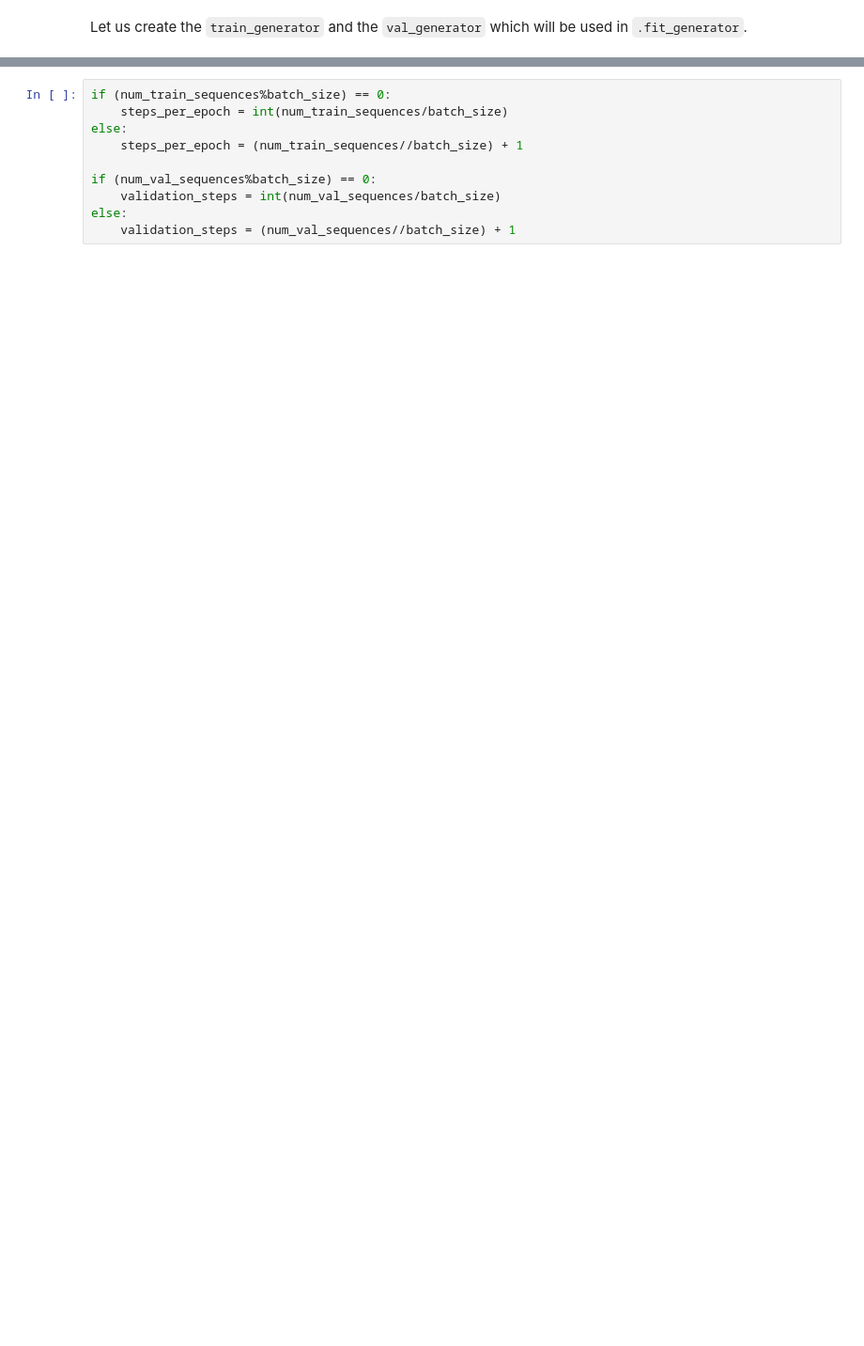
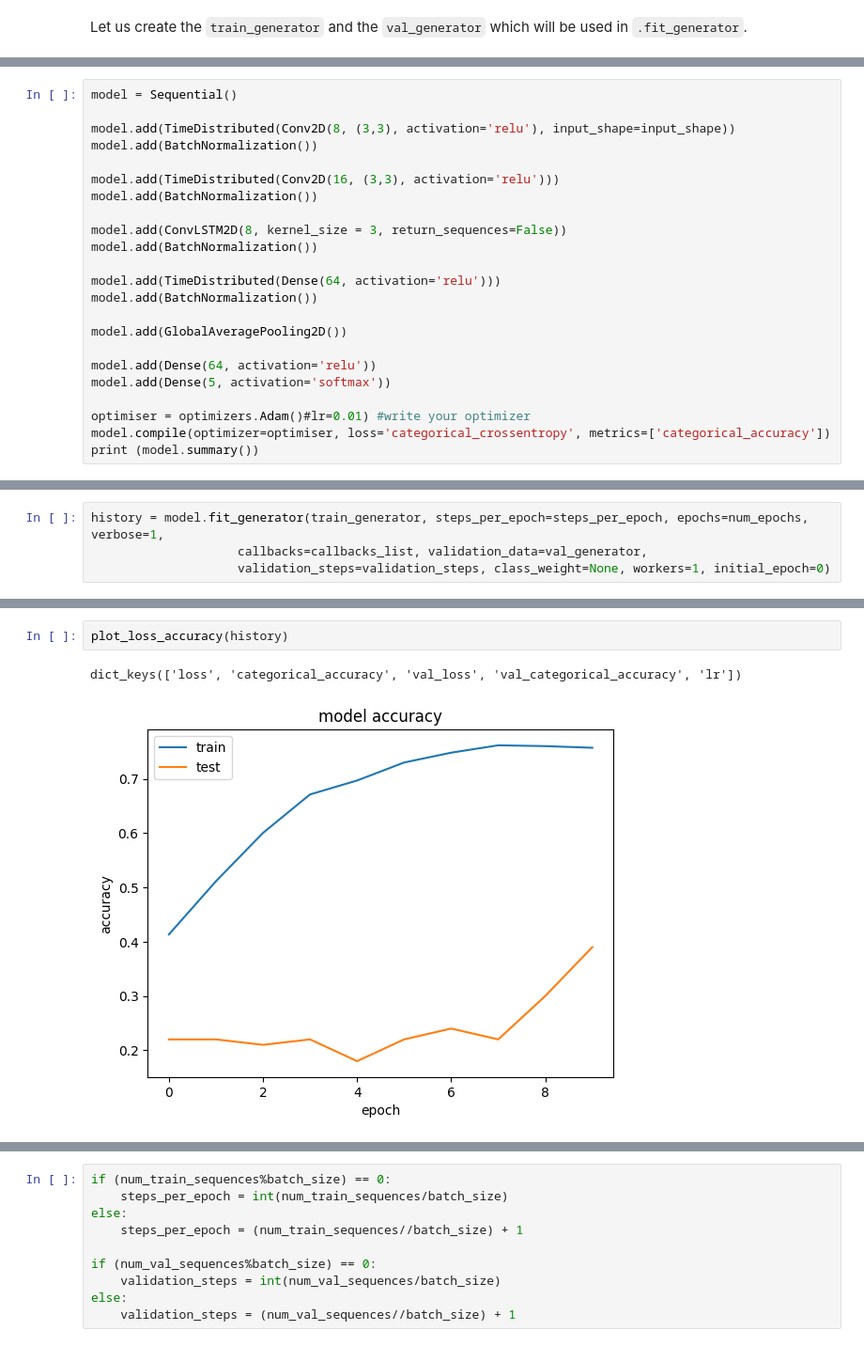
Before and after one commit to upGradAIML/Gesture-Recognition, a Jupyter notebook: Neural_Nets_Project_Starter_Code.ipynb, the cells around one changed output, grey strips where cells are left out. Shown at 94% size. Cells and saved outputs as stored; diff of their text form; blank space fills up the shorter version.

```diff
--- a/Neural_Nets_Project_Starter_Code.ipynb
+++ b/Neural_Nets_Project_Starter_Code.ipynb
@@ -224,0 +499,23 @@ The `steps_per_epoch` and `validation_steps` are used by `fit_generator` to deci
+# %%
+model = Sequential()
+
+model.add(TimeDistributed(Conv2D(8, (3,3), activation='relu'), input_shape=input_shape))
+model.add(BatchNormalization())
+
+model.add(TimeDistributed(Conv2D(16, (3,3), activation='relu')))
+model.add(BatchNormalization())
+
+model.add(ConvLSTM2D(8, kernel_size = 3, return_sequences=False))
+model.add(BatchNormalization())
+
+model.add(TimeDistributed(Dense(64, activation='relu')))
+model.add(BatchNormalization())
+
+model.add(GlobalAveragePooling2D())
+
+model.add(Dense(64, activation='relu'))
+model.add(Dense(5, activation='softmax'))
+
+optimiser = optimizers.Adam()#lr=0.01) #write your optimizer
+model.compile(optimizer=optimiser, loss='categorical_crossentropy', metrics=['categorical_accuracy'])
+print (model.summary())
@@ -224,0 +540,4 @@ The `steps_per_epoch` and `validation_steps` are used by `fit_generator` to deci
+# %%
+history = model.fit_generator(train_generator, steps_per_epoch=steps_per_epoch, epochs=num_epochs, verbose=1,
+                    callbacks=callbacks_list, validation_data=val_generator,
+                    validation_steps=validation_steps, class_weight=None, workers=1, initial_epoch=0)
@@ -224,0 +584,5 @@ The `steps_per_epoch` and `validation_steps` are used by `fit_generator` to deci
+# %%
+plot_loss_accuracy(history)
+# %% [output]
+dict_keys(['loss', 'categorical_accuracy', 'val_loss', 'val_categorical_accuracy', 'lr'])
+[figure, added]
```
Also changed, not shown: parts of 49 cells of this notebook, 1 other file.
